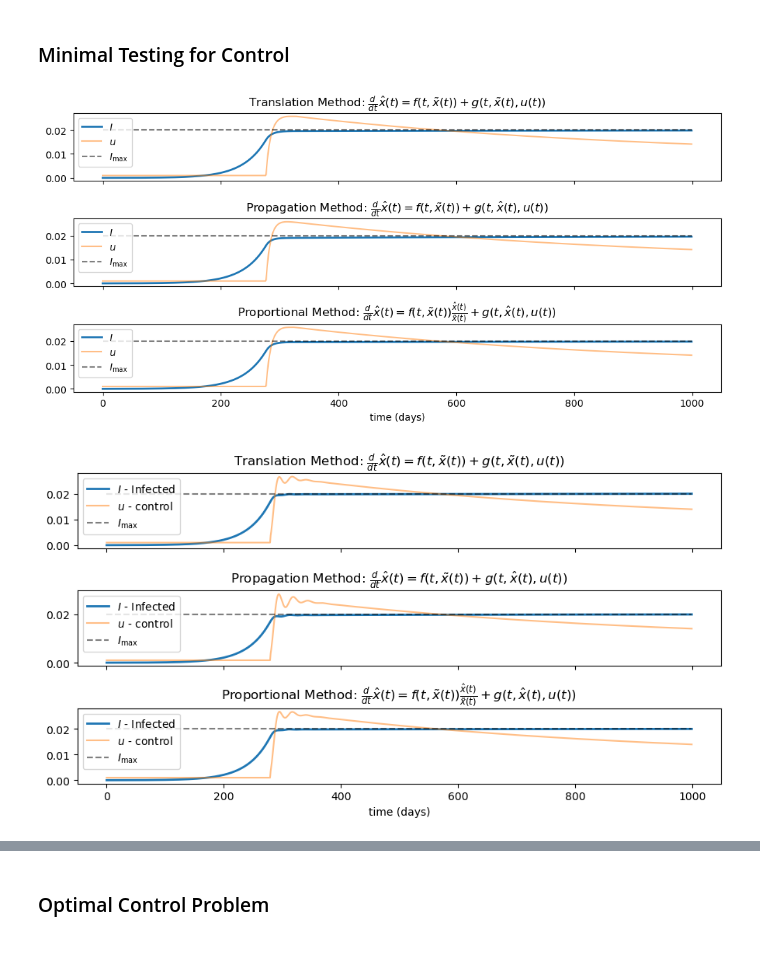
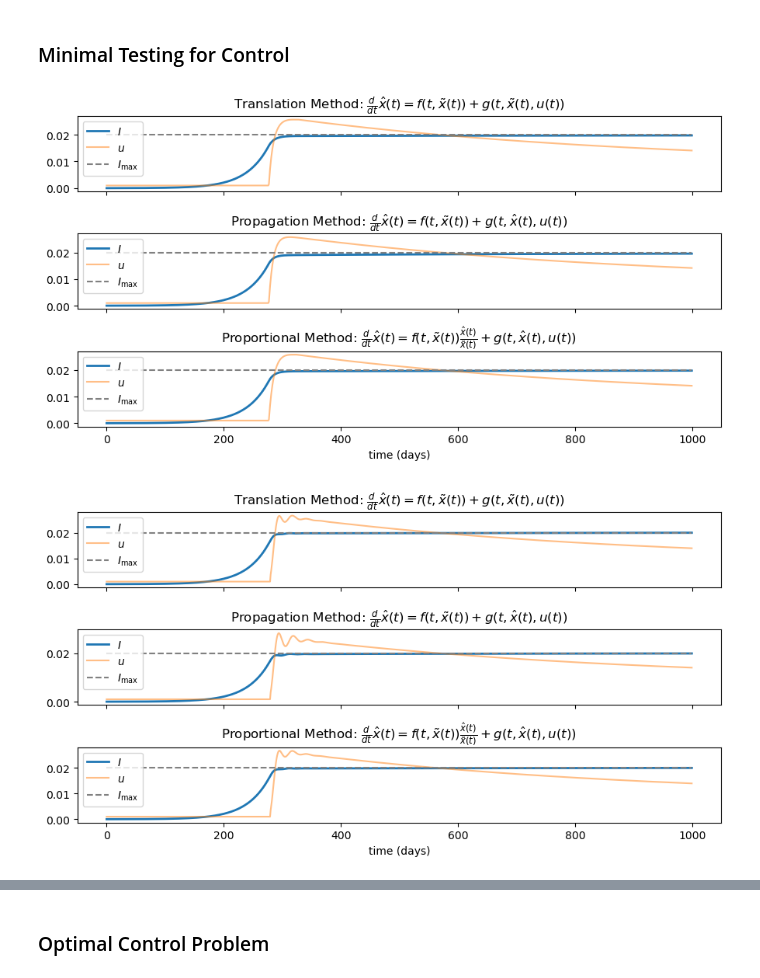
Before and after one commit to fredsonaguiar/sirq_model_control_quarantine, a Jupyter notebook: sirq model - complete.ipynb, the cells around one changed output, grey strips where cells are left out. Drawn from its saved outputs; the diff is of its cells as text; code cells hidden in the pictures; blank space fills up the shorter version.

```diff
--- a/sirq model - complete.ipynb
+++ b/sirq model - complete.ipynb
@@ -254,7 +230,7 @@ lstm_state_observer = keras.models.load_model(filename)
 #### Check Adjustment Results
 # %%
 # gets a random sample
-generator = train_generator_observer(1, 300, u_max=u_max, u_min=u_min, theta_max=theta_max)
+generator = train_generator_observer(1, 300, u_max=u_max, u_min=u_min, theta_max=theta_max, scaler=scaler)
 sample_x, sample_y = next(generator)
 observed_y = lstm_state_observer.predict(sample_x)
 
@@ -445,12 +430,8 @@ states_exact, states_obs_exact, theta_estimated_exact = solutions_observer_exact
 # %%
 filename = "observer_files/solutions_observer_exact.pkl"
 
-# # save results to file
-# pkl.dump(solutions_observer_exact, open(filename, "wb"))
-
-# loads results and unpacks
-solutions_observer_exact = pkl.load(open(filename, "rb"))
-states_exact, states_obs_exact, theta_estimated_exact = solutions_observer_exact
+pkl.dump((states_exact, states_obs_exact, theta_estimated_exact), open(filename, "wb"))
+states_exact, states_obs_exact, theta_estimated_exact = pkl.load(open(filename, "rb"))
 # %%
 print("theta_exact:",theta)
 print("theta_estim:",theta_estimated_exact[-1,:])
@@ -501,12 +475,8 @@ states_lstm, states_obs_lstm, theta_estimated_lstm = solutions_observer_lstm
 # %%
 filename = "observer_files/solutions_observer_lstm.pkl"
 
-# # save results to file
-# pkl.dump(solutions_observer_lstm, open(filename, "wb"))
-
-# loads results and unpacks
-solutions_observer_lstm = pkl.load(open(filename, "rb"))
-states_lstm, states_obs_lstm, theta_estimated_lstm = solutions_observer_lstm
+pkl.dump((states_lstm, states_obs_lstm, theta_estimated_lstm), open(filename, "wb"))
+states_lstm, states_obs_lstm, theta_estimated_lstm = pkl.load(open(filename, "rb"))
 # %%
 # print
 print("theta_exact:",theta)
@@ -517,19 +487,27 @@ theta_estim: [0.02606554 0.00741985 0.025      0.00227994 0.001      0.00070715]
 # %%
 # plot the results
-fig, ax = plt.subplots(4, figsize=(9,5), sharex=True)
+fig, ax = plt.subplots(5, figsize=(9,5), sharex=True, gridspec_kw={'height_ratios': [1,1,1,1,2]})
 
 # plot parameters
-
 c = 0
+t_ini = 100
+t_end = 350
+time = np.arange(t_ini,t_end)
 for i, param in enumerate(["beta", "gamma_I", "gamma_Q", "mu_I", "mu_Q", "delta"]):
     if param in ["beta", "gamma_I", "mu_I", "delta"]:
-        ax[c].plot(theta_estimated_lstm[:300,i], label = "$\\hat\\{}$".format(param), linewidth=2)
-        ax[c].plot(theta[i] * np.ones((300,)), "--", color="k", label = "$\\{}$ = {}".format(param, theta[i]))
-        ax[c].legend(loc="upper right")
+        ax[c].plot(time, theta_estimated_lstm[t_ini:t_end,i], label = "$\\hat\\{}$".format(param), linewidth=2)
+        ax[c].plot(time, theta[i]*np.ones(t_end-t_ini), "--", color="k", label = "$\\{}$ = {}".format(param, theta[i]))
+        ax[c].legend(loc="upper left")
         c+=1
 
-# plt.savefig("observer_figures/param_est_lstm.svg", bbox_inches='tight', format="svg")
+ax[c].plot(time, states_lstm[t_ini:t_end,1], label = "$I$", linewidth=2)
+ax[c].plot(time, states_lstm[t_ini:t_end,3], label = "$Q$", linewidth=2)
+ax[c].plot(time, states_lstm[t_ini:t_end,-1], label="$u$", alpha=0.5)
+ax[c].plot(time, i_max*np.ones(t_end-t_ini), "--", color="k", label = "$I_{\max}$", alpha=0.5)
+ax[c].legend()
+
 plt.xlabel("time (days)")
 fig.tight_layout()
+plt.savefig("observer_figures/param_est_lstm.svg", bbox_inches='tight', format="svg")
 plt.show()
 # %% [output]
@@ -1099,22 +1061,22 @@ filename = "predictor_files/solutions_pred_minimal_exact.pkl"
 # pkl.dump(solutions_pred_minimal_exact, open(filename, "wb"))
 solutions_pred_minimal_exact = pkl.load(open(filename, "rb"))
 # %%
-fig, ax = plt.subplots(len(strategies), figsize=(10,5), sharex=True)
+fig, ax = plt.subplots(len(strategies), figsize=(9,5), sharex=True)
 
 for i, (strategy, equation, (states, _))  in enumerate(zip(strategies, equations, solutions_pred_minimal_exact)):
     ax[i].plot(states[:,1], label="$I$", linewidth=2)
     ax[i].plot(states[:,-1], label="$u$", alpha=0.5)
-    ax[i].plot(i_max*np.ones(len(states)), "--", label="$I_{\max}$", color="k", alpha=0.5)
+    ax[i].plot(i_max*np.ones(len(states)), "--", label="$I_{\max}$", color="gray")
 
     ax[i].set_title("{} Method: {}".format(strategy.title(), equation))
     ax[i].legend()
 
 plt.xlabel("time (days)")
 fig.tight_layout()
 plt.savefig("predictor_figures/solutions_pred_minimal_exact.svg", bbox_inches='tight', format="svg")
 plt.show()
 # %% [output]
-[figure, old version]
+[figure, new version]
 # %%
 solutions_pred_minimal_lstm = []
 
@@ -1132,9 +1094,9 @@ fig, ax = plt.subplots(len(strategies), figsize=(9,5), sharex=True)
 # fig, ax = plt.subplots(len(strategies))
 
 for i, (strategy, equation, (states, _))  in enumerate(zip(strategies, equations, solutions_pred_minimal_lstm)):
-    ax[i].plot(states[:,1], label="$I$ - Infected", linewidth=2)
-    ax[i].plot(states[:,-1], label="$u$ - control", alpha=0.5)
-    ax[i].plot(i_max*np.ones(len(states)), "--", label="$I_{\max}$", color="k", alpha=0.5)
+    ax[i].plot(states[:,1], label="$I$", linewidth=2)
+    ax[i].plot(states[:,-1], label="$u$", alpha=0.5)
+    ax[i].plot(i_max*np.ones(len(states)), "--", label="$I_{\max}$", color="gray")
 
     ax[i].set_title("{} Method: {}".format(strategy.title(), equation))
     ax[i].legend()
@@ -1144,4 +1106,4 @@ fig.tight_layout()
 plt.savefig("predictor_figures/solutions_pred_minimal_lstm.svg", bbox_inches='tight', format="svg")
 plt.show()
 # %% [output]
-[figure, old version]
+[figure, new version]
```
Also changed, not shown: parts of 32 cells of this notebook, 19 other files.
